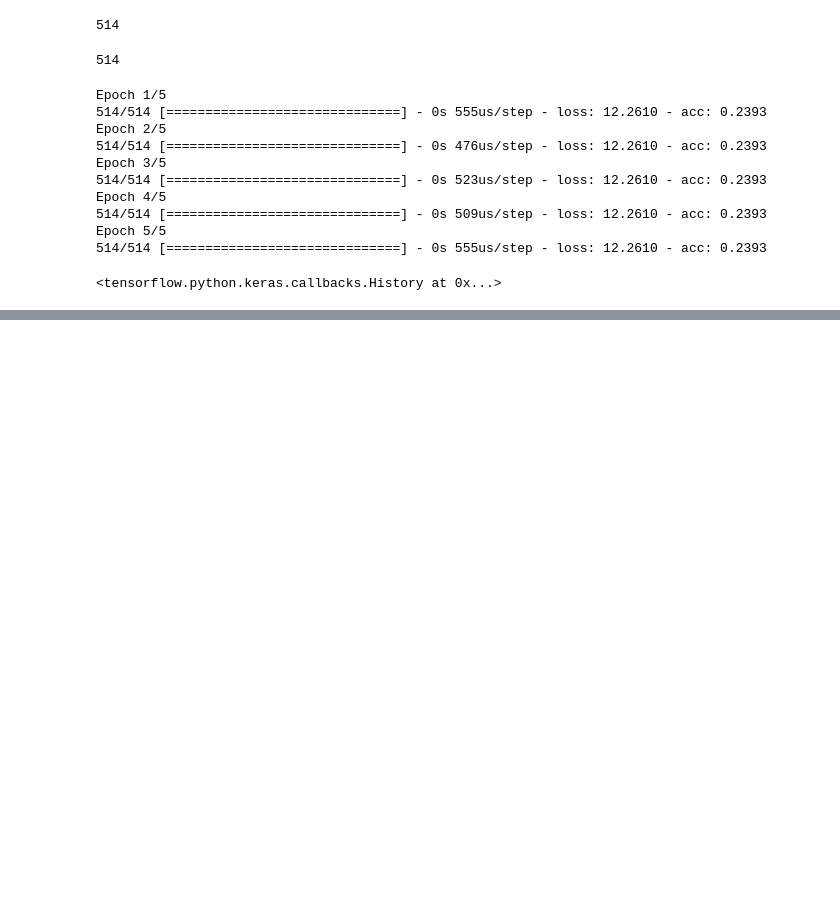
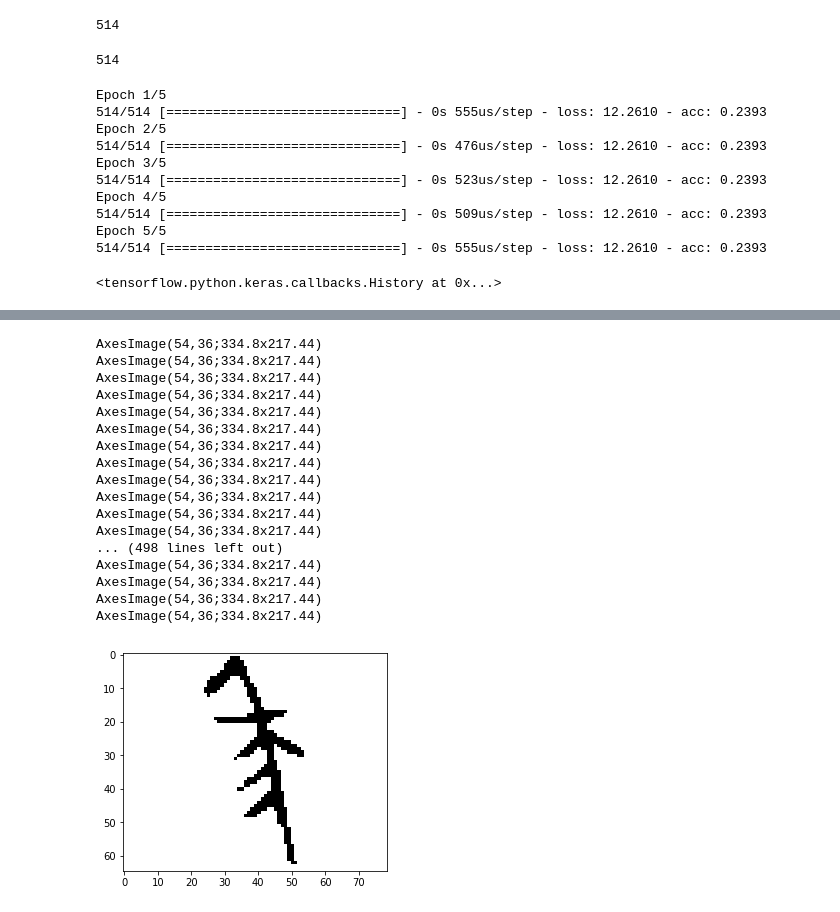
Before and after one commit to matthewgiem/chinese_characters, a Jupyter notebook: Untitled1.ipynb, the cells around one changed output, grey strips where cells are left out. Cells and saved outputs as stored; diff of their text form; code cells hidden in the pictures; blank space fills up the shorter version.

```diff
--- a/Untitled1.ipynb
+++ b/Untitled1.ipynb
@@ -253,0 +281,22 @@ print(val_loss, val_acc)
+# %%
+for img in Xtrain:
+    print(plt.imshow(img, cmap = plt.cm.binary))
+# %% [output]
+AxesImage(54,36;334.8x217.44)
+AxesImage(54,36;334.8x217.44)
+AxesImage(54,36;334.8x217.44)
+AxesImage(54,36;334.8x217.44)
+AxesImage(54,36;334.8x217.44)
+AxesImage(54,36;334.8x217.44)
+AxesImage(54,36;334.8x217.44)
+AxesImage(54,36;334.8x217.44)
+AxesImage(54,36;334.8x217.44)
+AxesImage(54,36;334.8x217.44)
+AxesImage(54,36;334.8x217.44)
+AxesImage(54,36;334.8x217.44)
+... (498 lines left out)
+AxesImage(54,36;334.8x217.44)
+AxesImage(54,36;334.8x217.44)
+AxesImage(54,36;334.8x217.44)
+AxesImage(54,36;334.8x217.44)
+[figure, added]
```
Also changed, not shown: parts of 6 cells of this notebook.
